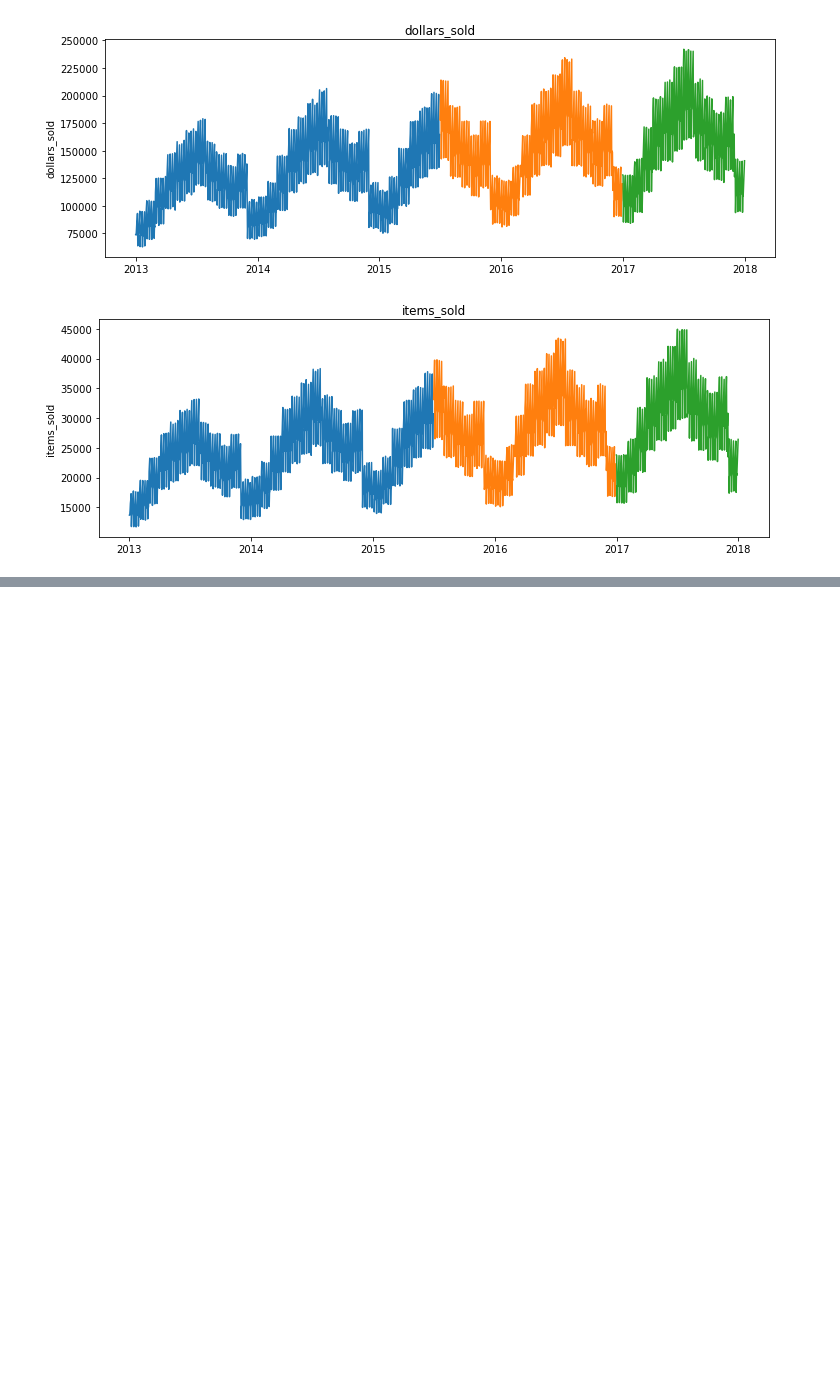
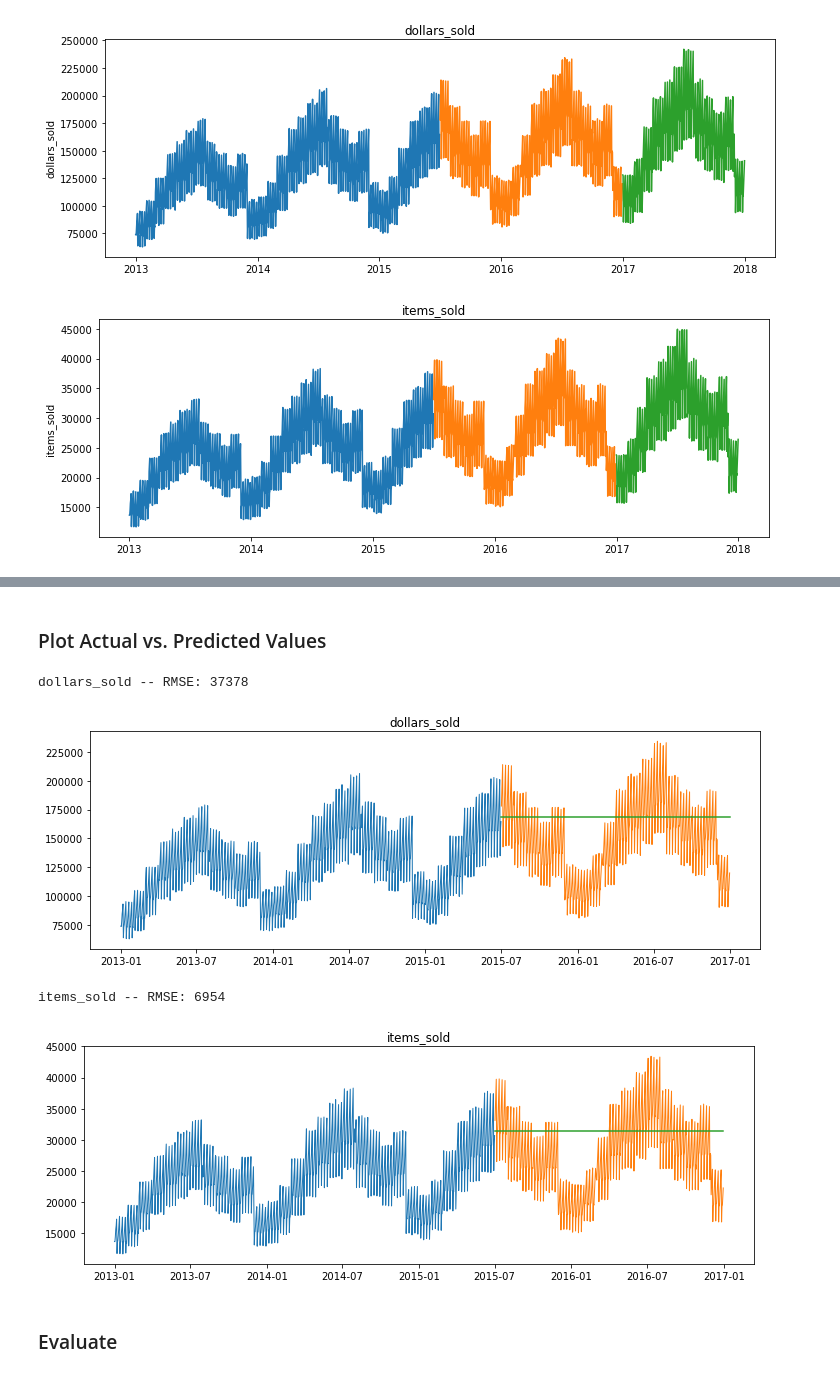
Before and after one commit to gilbert-noriega-ii/time-series-exercises, a Jupyter notebook: model_lesson.ipynb, the cells around one changed output, grey strips where cells are left out. Drawn from its saved outputs; the diff is of its cells as text; code cells hidden in the pictures; blank space fills up the shorter version.

```diff
--- a/model_lesson.ipynb
+++ b/model_lesson.ipynb
@@ -109,0 +233,4 @@ def plot_and_eval(target_var):
+# %%
+for col in train.columns:
+    eval_df = append_eval_df(model_type = 'simple_average',
+                            target_var = col)
@@ -109,0 +279,12 @@ def plot_and_eval(target_var):
+# %% [markdown]
+### Plot Actual vs. Predicted Values
+# %%
+for col in train.columns:
+    plot_and_eval(col)
+# %% [output]
+dollars_sold -- RMSE: 37378
+[figure, added]
+items_sold -- RMSE: 6954
+[figure, added]
+# %% [markdown]
+### Evaluate
```
Also changed, not shown: parts of 38 cells of this notebook.
